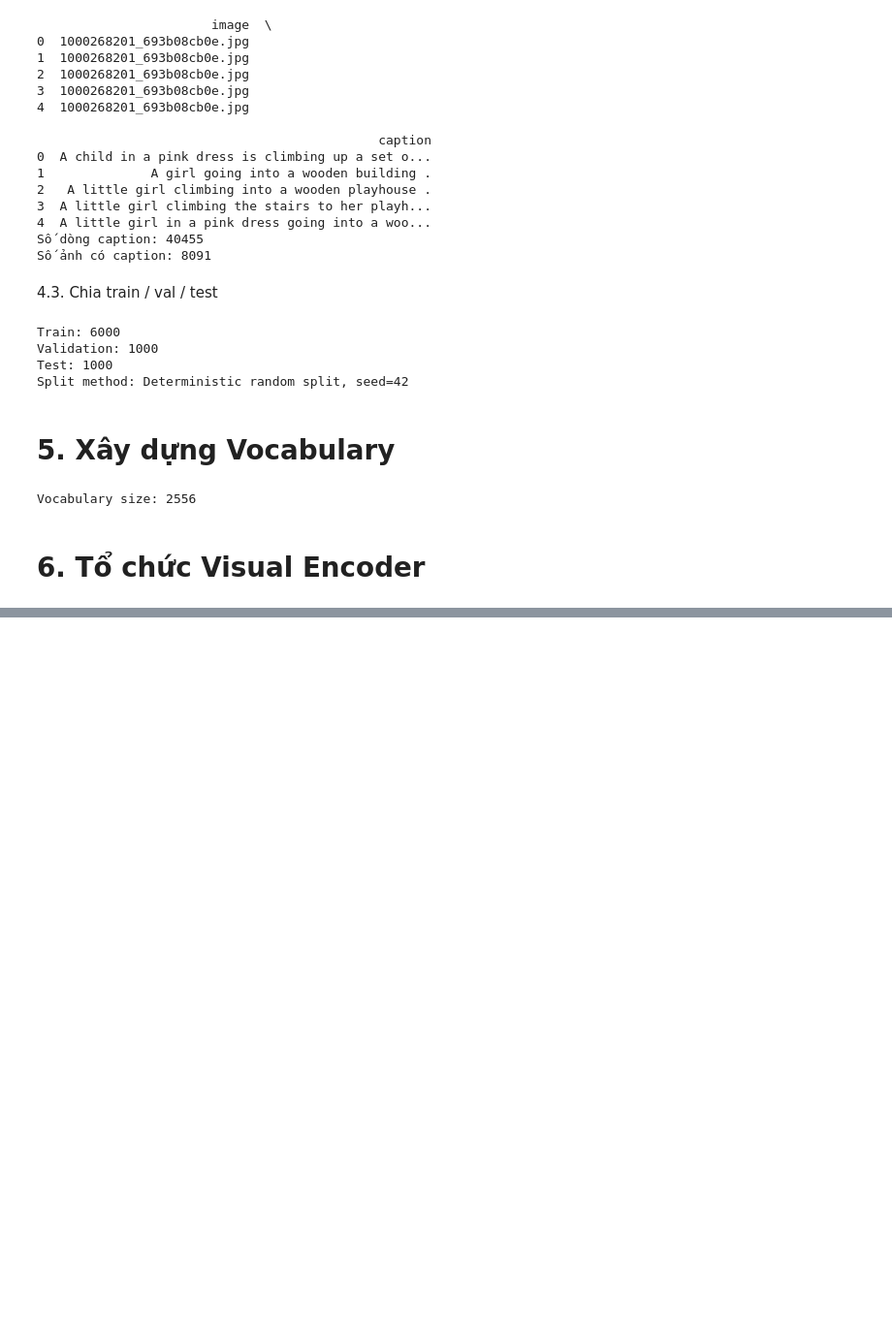
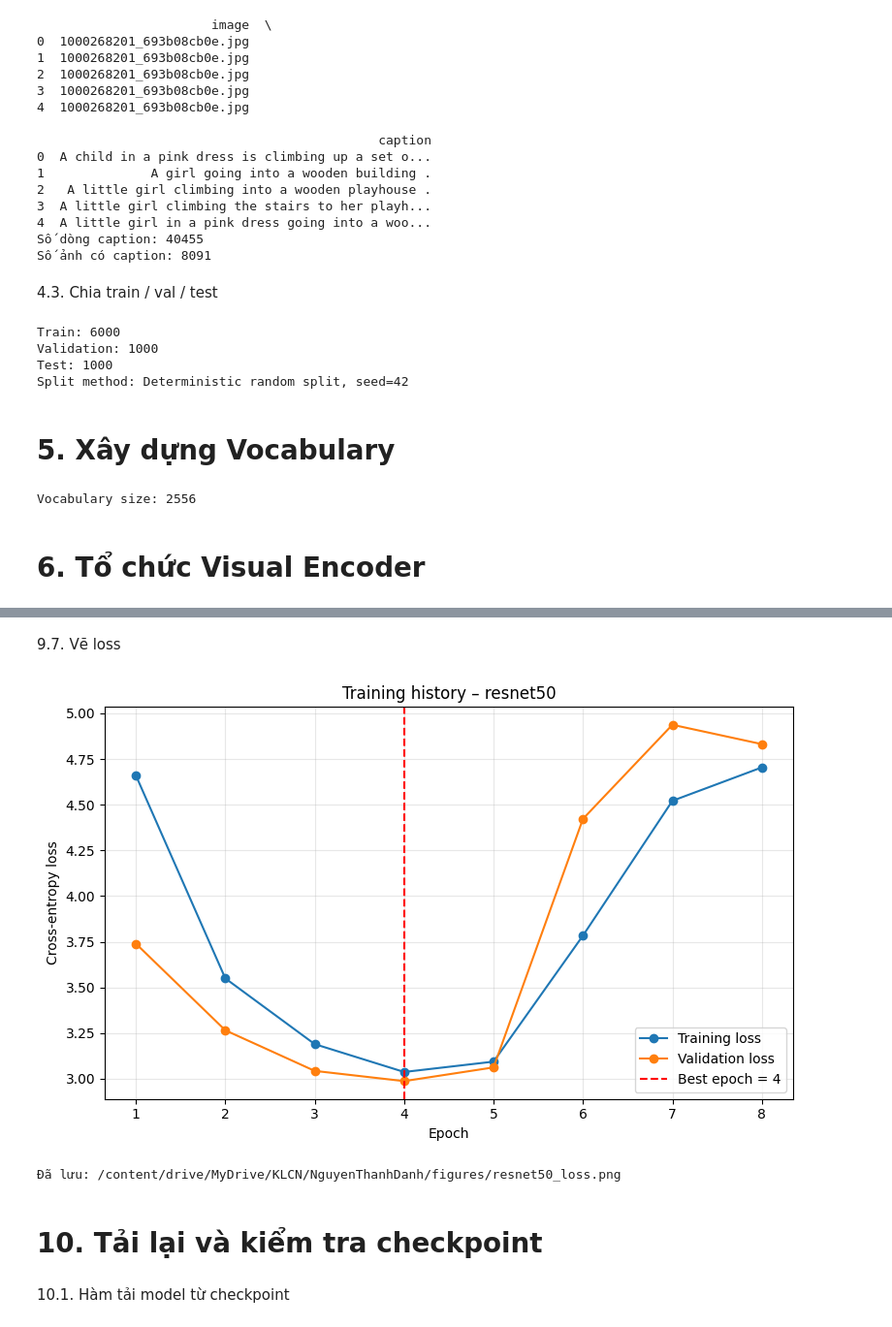
Before and after one commit to danhhuit/image-captioning-distillation, a Jupyter notebook: Tuan02.ipynb, the cells around one changed output, grey strips where cells are left out. Shown at 97% size. Saved outputs shown, nothing was run; the diff lists cells and outputs as text; code cells hidden in the pictures; blank space fills up the shorter version.

```diff
--- a/Tuan02.ipynb
+++ b/Tuan02.ipynb
@@ -302,0 +763,5 @@ MODEL_TO_RUN = "clip_vit_b16"
+# %%
+train_loader, val_loader = create_caption_loaders(
+    feature_pack,
+    batch_size=128
+)
@@ -302,0 +1412,11 @@ MODEL_TO_RUN = "clip_vit_b16"
+# %%
+model, history_df, best_checkpoint = train_selected_model(
+    model_name=MODEL_TO_RUN,
+    feature_pack=feature_pack,
+    train_loader=train_loader,
+    val_loader=val_loader,
+    max_epochs=20,
+    learning_rate=3e-4,
+    weight_decay=1e-4,
+    early_stopping_patience=4
+)
@@ -302,0 +1443,62 @@ MODEL_TO_RUN = "clip_vit_b16"
+# %% [markdown]
+9.7. Vẽ loss
+# %%
+import matplotlib.pyplot as plt
+
+plt.figure(figsize=(8, 5))
+
+plt.plot(
+    history_df["epoch"],
+    history_df["train_loss"],
+    marker="o",
+    label="Training loss"
+)
+
+plt.plot(
+    history_df["epoch"],
+    history_df["val_loss"],
+    marker="o",
+    label="Validation loss"
+)
+
+best_epoch = int(
+    history_df.loc[
+        history_df["val_loss"].idxmin(),
+        "epoch"
+    ]
+)
+
+plt.axvline(
+    best_epoch,
+    color="red",
+    linestyle="--",
+    label=f"Best epoch = {best_epoch}"
+)
+
+plt.xlabel("Epoch")
+plt.ylabel("Cross-entropy loss")
+plt.title(f"Training history – {MODEL_TO_RUN}")
+plt.grid(alpha=0.3)
+plt.legend()
+plt.tight_layout()
+
+loss_figure_path = (
+    FIGURE_DIR / f"{MODEL_TO_RUN}_loss.png"
+)
+
+plt.savefig(
+    loss_figure_path,
+    dpi=200,
+    bbox_inches="tight"
+)
+
+plt.show()
+
+print("Đã lưu:", loss_figure_path)
+# %% [output]
+[figure, added]
+Đã lưu: /content/drive/MyDrive/KLCN/NguyenThanhDanh/figures/resnet50_loss.png
+# %% [markdown]
+# 10. Tải lại và kiểm tra checkpoint
+# %% [markdown]
+10.1. Hàm tải model từ checkpoint
```
Also changed, not shown: parts of 70 cells of this notebook.
